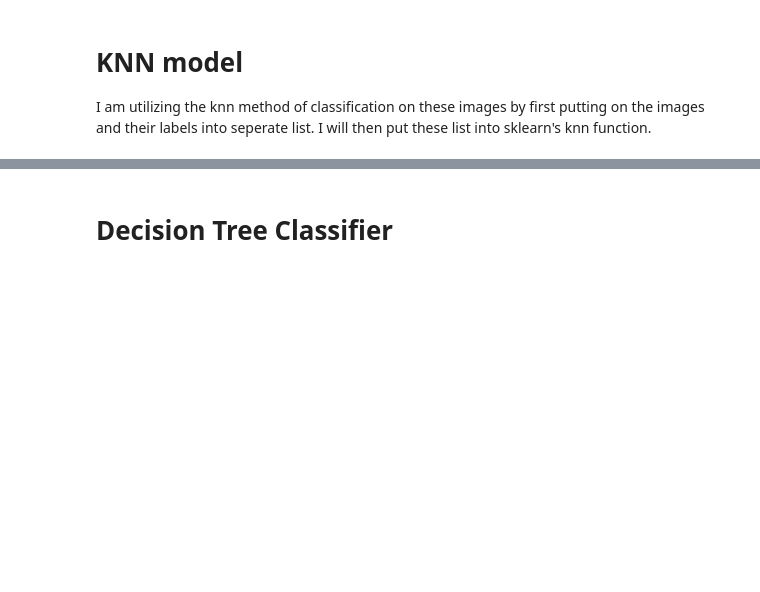
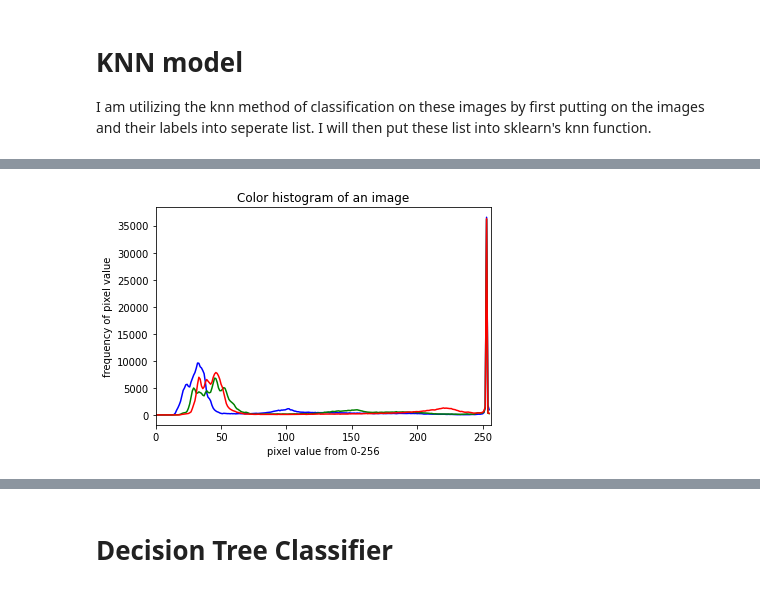
Before and after one commit to Prithvidhar/CSE4334_FinalProject, a Jupyter notebook: cse4334-mainproject.ipynb, the cells around one changed output, grey strips where cells are left out. Cells and saved outputs as stored; diff of their text form; code cells hidden in the pictures; blank space fills up the shorter version.

Commit message:
Kaggle Notebook | CSE4334_MainProject | Final

```diff
--- a/cse4334-mainproject.ipynb
+++ b/cse4334-mainproject.ipynb
@@ -1,11 +1,10 @@
 # %%
+#CNN Model
 # This Python 3 environment comes with many helpful analytics libraries installed
 # It is defined by the kaggle/python Docker image: https://github.com/kaggle/docker-python
 # For example, here's several helpful packages to load
 # !pip uninstall torch_xla
 # !pip3 install https://storage.googleapis.com/tpu-pytorch/wheels/tpuvm/torch_xla-1.10-cp38-cp38-linux_x86_64.whl
-import torch_xla
-import torch_xla.core.xla_model as xm
 import os
 import numpy as np # linear algebra
 import pandas as pd # data processing, CSV file I/O (e.g. pd.read_csv)
@@ -20,14 +19,14 @@ trans = torchvision.transforms.Compose([
     torchvision.transforms.RandAugment(),
     torchvision.transforms.AutoAugment(),
 #     torchvision.transforms.RandomHorizontalFlip(p=0.5)
-    torchvision.transforms.RandomEqualize(p=0.5),
+#     torchvision.transforms.RandomEqualize(p=0.5),
     torchvision.transforms.RandomVerticalFlip(p=0.5),
-    torchvision.transforms.RandomInvert(p=0.5),
-    torchvision.transforms.Resize(size =(200,200)),
+#     torchvision.transforms.RandomInvert(p=0.5),
+    torchvision.transforms.Resize(size =(300,300)),
     ToTensor()
 ])
 batchS = 100
-data = torchvision.datasets.ImageFolder('../input/wild-animals/Wild_animals_512',transform = trans)
+data = torchvision.datasets.ImageFolder('/kaggle/input/wild-animals/Wild_animals_512',transform = trans)
 train_data,test_data = torch.utils.data.random_split(data,[round(data.__len__()*0.6),round(data.__len__()*0.4)])
 
 #valid_data,testy_data = torch.utils.data.random_split(test_data,[round(test_data.__len__()*0.5),round(test_data.__len__()*0.5)])
@@ -35,9 +34,10 @@ valid_data,testy_data = torch.utils.data.random_split(test_data,[345,344])
 train_load = DataLoader(train_data,shuffle = True,batch_size= batchS,drop_last=True)
 valid_load = DataLoader(valid_data,shuffle = True,batch_size= batchS,drop_last = True)
 test_load = DataLoader(testy_data,shuffle = True,batch_size= batchS,drop_last = True)
-# print(len(test_load.dataset))
+print(len(data))
 
 print('done')
+print(data.class_to_idx)
 # You can write up to 20GB to the current directory (/kaggle/working/) that gets preserved as output when you create a version using "Save & Run All"
 # You can also write temporary files to /kaggle/temp/, but they won't be saved outside of the current session
 # %% [output]
@@ -248,15 +251,15 @@ pl = []
 for i, data in enumerate(valid_load,0):
     lossxt = 0
     pics,label = data
-#     pics, label = pics.cuda(), label.cuda()
-    pics,label = pics.to(device),label.to(device)
+    pics, label = pics.cuda(), label.cuda()
+#     pics,label = pics.to(device),label.to(device)
     #print(pics.shape)
     output = model(pics)
     labely = torch.zeros(batchS,6)
     for j in range(batchS):
         labely[j][label[j]] = 1
         #print(output)
-#     labely = labely.cuda()
+    labely = labely.cuda()
     #loss = testingloss(output,labely)
     #lossxt += loss.item()
     #print(output)
@@ -293,11 +296,11 @@ pl2 = []
 for i2, data2 in enumerate(test_load,0):
     #lossxt = 0
     pics,label = data2
-#     pics, label = pics.cuda(), label.cuda()
-    pics,label = pics.to(device),label.to(device)
+    pics, label = pics.cuda(), label.cuda()
+#     pics,label = pics.to(device),label.to(device)
     #print(pics.shape)
     output = model(pics)
-    labely = torch.zeros(batchS,3)
+    labely = torch.zeros(batchS,6)
     for j in range(batchS):
         labely[j][label[j]] = 1
         #print(output)
@@ -486,9 +479,17 @@ print('f1 score is ',f1_score(c,pre,average='macro'))
 # %%
 #Cell for visualizing a color histogram
-#https://docs.opencv.org/4.x/d1/db7/tutorial_py_histogram_begins.html
+#[3]https://docs.opencv.org/4.x/d1/db7/tutorial_py_histogram_begins.html
+%matplotlib inline
+import cv2
+import matplotlib.pyplot as plt
 img = cv2.imread('../input/wild-animals/Wild_animals_512/fox-resize-512/00000001_512resized.png')
 color = ('b','g','r')
 for i,col in enumerate(color):
     histr = cv2.calcHist([img],[i],None,[256],[0,256])
     plt.plot(histr,color = col)
     plt.xlim([0,256])
+    plt.title('Color histogram of an image')
+    plt.xlabel('pixel value from 0-256')
+    plt.ylabel('frequency of pixel value')
+# %% [output]
+[figure, added]
```
Also changed, not shown: parts of 11 cells of this notebook.
